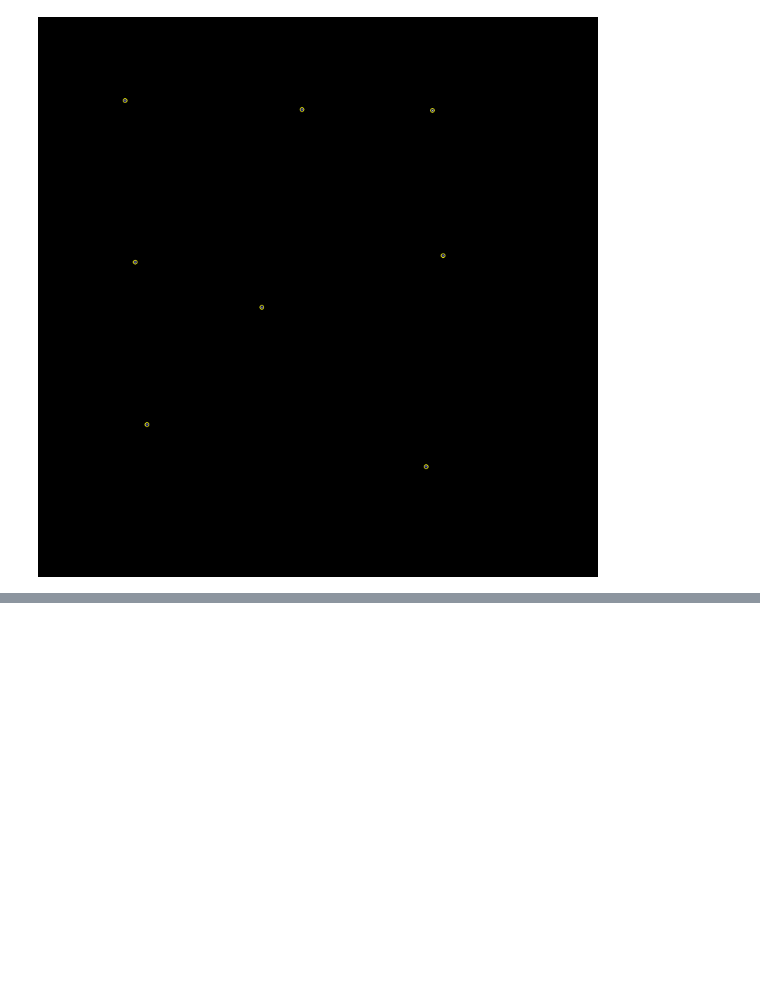
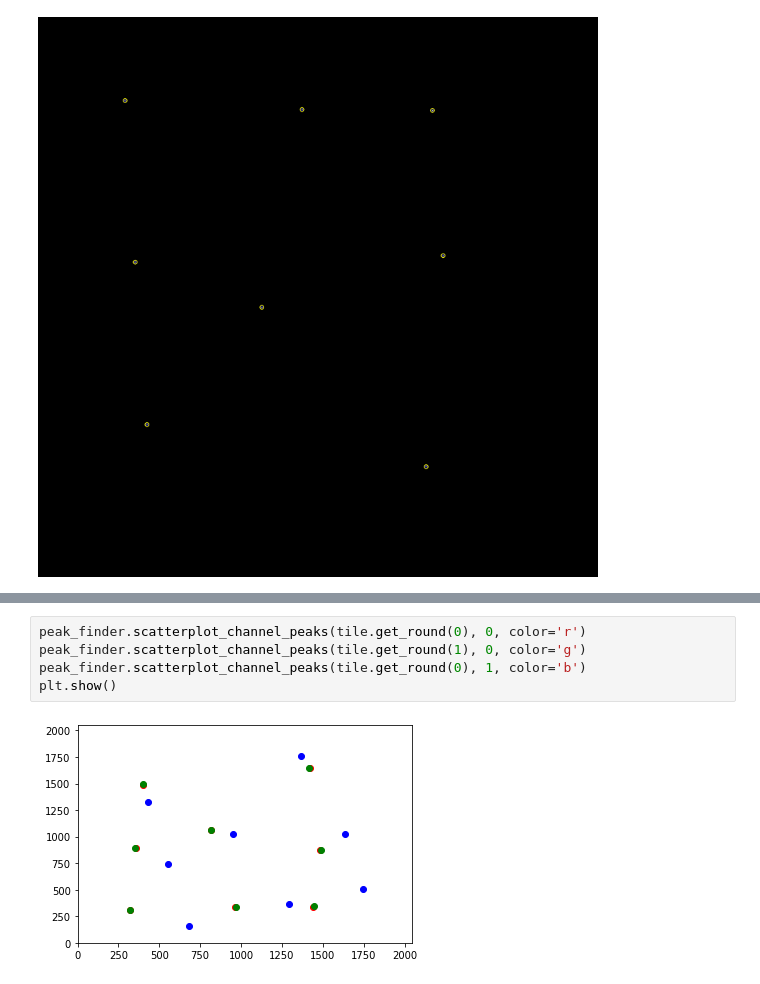
Before and after one commit to 13hannes11/situr, a Jupyter notebook: notebook/tile_demo_test.ipynb, the cells around one changed output, grey strips where cells are left out. Cells and saved outputs as stored; diff of their text form; blank space fills up the shorter version.

```diff
--- a/notebook/tile_demo_test.ipynb
+++ b/notebook/tile_demo_test.ipynb
@@ -63,0 +67,7 @@ peak_finder.show_channel_peaks(tile.get_round(1), 0, img_show=False)
+# %%
+peak_finder.scatterplot_channel_peaks(tile.get_round(0), 0, color='r')
+peak_finder.scatterplot_channel_peaks(tile.get_round(1), 0, color='g')
+peak_finder.scatterplot_channel_peaks(tile.get_round(0), 1, color='b')
+plt.show()
+# %% [output]
+[figure, added]
```
Also changed, not shown: parts of 5 cells of this notebook, 3 other files.
